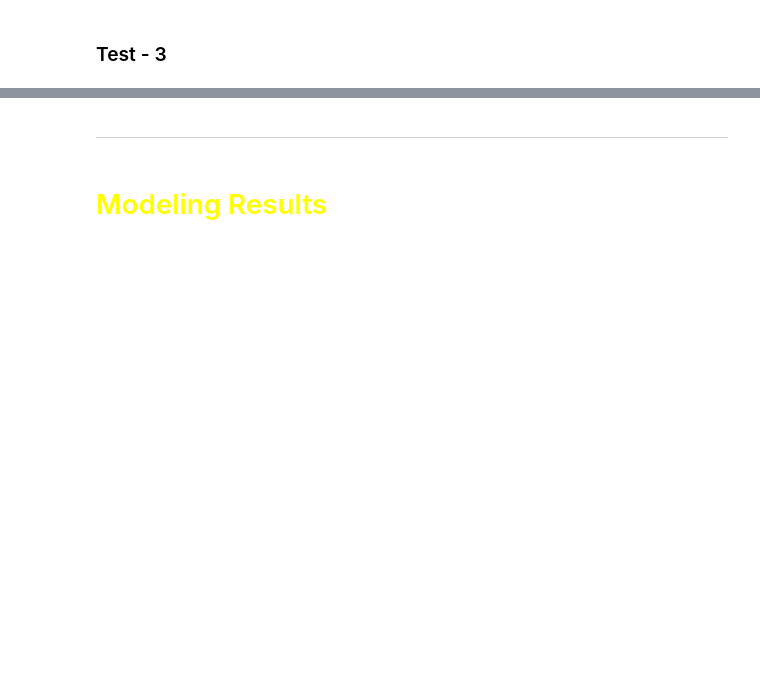
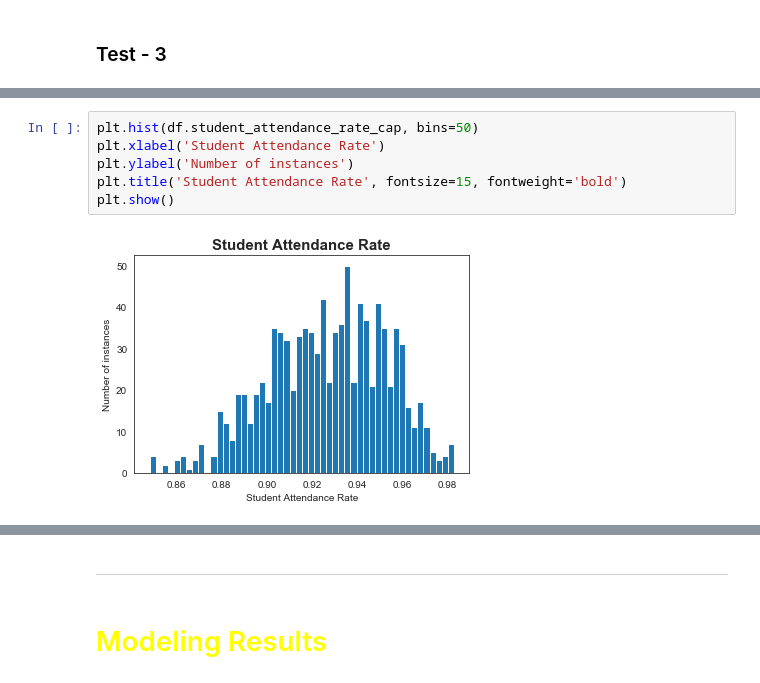
Before and after one commit to kevinmacmat/inquiry_into_school_attendance_rates, a Jupyter notebook: mod_2_final_notebook.ipynb, the cells around one changed output, grey strips where cells are left out. Saved outputs shown, nothing was run; the diff lists cells and outputs as text; blank space fills up the shorter version.

```diff
--- a/mod_2_final_notebook.ipynb
+++ b/mod_2_final_notebook.ipynb
@@ -88,0 +243,8 @@ I intend to predict the average reading scores
+# %%
+plt.hist(df.student_attendance_rate_cap, bins=50)
+plt.xlabel('Student Attendance Rate')
+plt.ylabel('Number of instances')
+plt.title('Student Attendance Rate', fontsize=15, fontweight='bold')
+plt.show()
+# %% [output]
+[figure, added]
```
Also changed, not shown: parts of 100 cells of this notebook, 7 other files.
